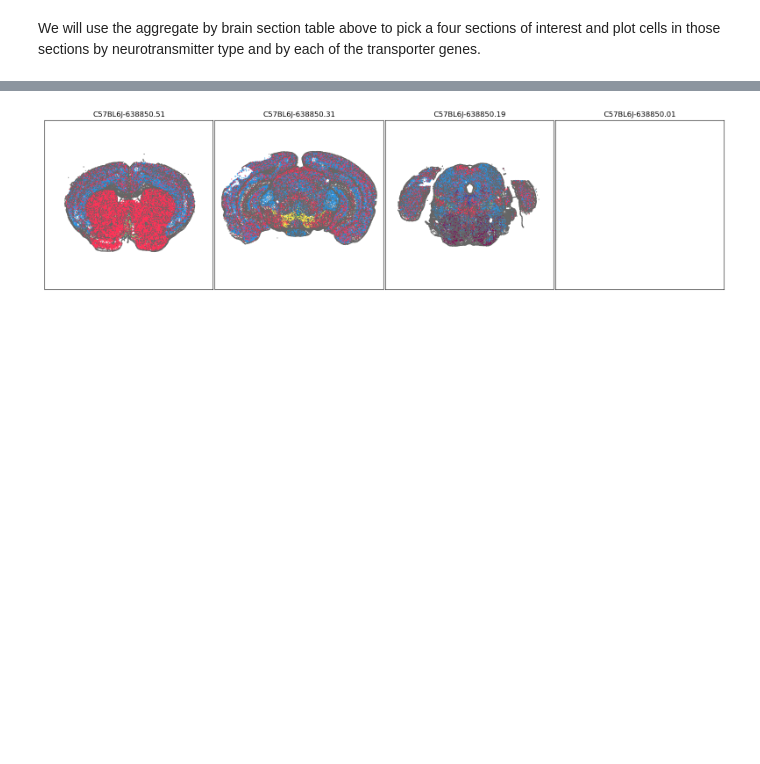
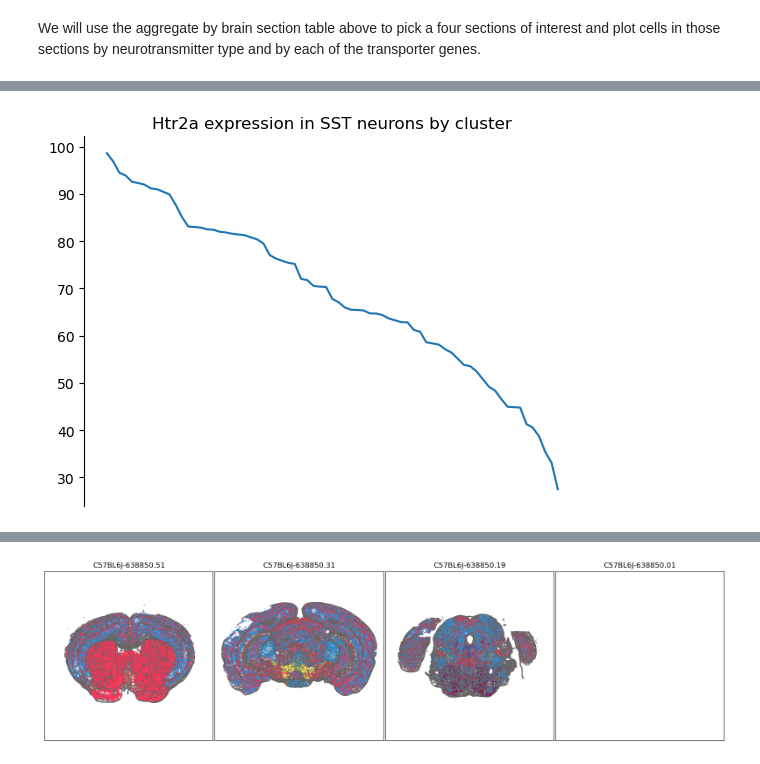
Before and after one commit to RobertoDF/Transcriptomics-5-HT, a Jupyter notebook: merfish_tutorial_part_2b.ipynb, the cells around one changed output, grey strips where cells are left out. Saved outputs shown, nothing was run; the diff lists cells and outputs as text; code cells hidden in the pictures; blank space fills up the shorter version.

```diff
--- a/merfish_tutorial_part_2b.ipynb
+++ b/merfish_tutorial_part_2b.ipynb
@@ -204,7 +222,7 @@ def plot_section_CCF(  xx=None, yy=None, cc=None, val=None, pcmap=None,
 # %% [markdown]
 We will use the aggregate by brain section table above to pick a four sections of interest and plot cells in those sections by neurotransmitter type and by each of the transporter genes.
 # %%
-exgenes = exp.columns
+exgenes = "Htr2a"
 filtered = exp[exgenes]
 joined = cell.join(filtered)
 joined_bool = cell.join(exp.astype("bool"))
@@ -214,0 +252,2 @@ plot_heatmap(agg,12,6)
+# %%
+data = joined
@@ -214,0 +281,10 @@ plot_heatmap(agg,12,6)
+# %%
+fig, ax = plt.subplots()
+data[data['subclass']=='053 Sst Gaba'].groupby("cluster")['Htr2a'].apply(percentage_non_zero).sort_values(ascending=False).plot(ax=ax)
+ax.set_title("Htr2a expression in SST neurons by cluster")
+
+ax.set_xticks([])  # This will remove the x-axis labels
+ax.set_xlabel("")
+sns.despine(bottom=True)
+# %% [output]
+[figure, added]
```
Also changed, not shown: parts of 15 cells of this notebook, 19 other files.
